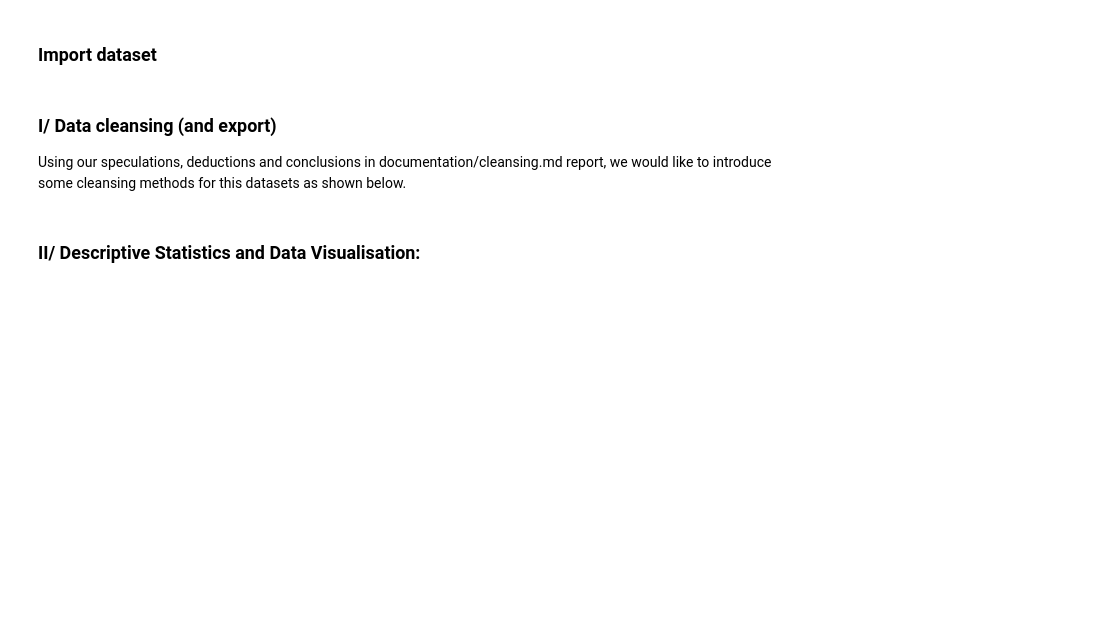
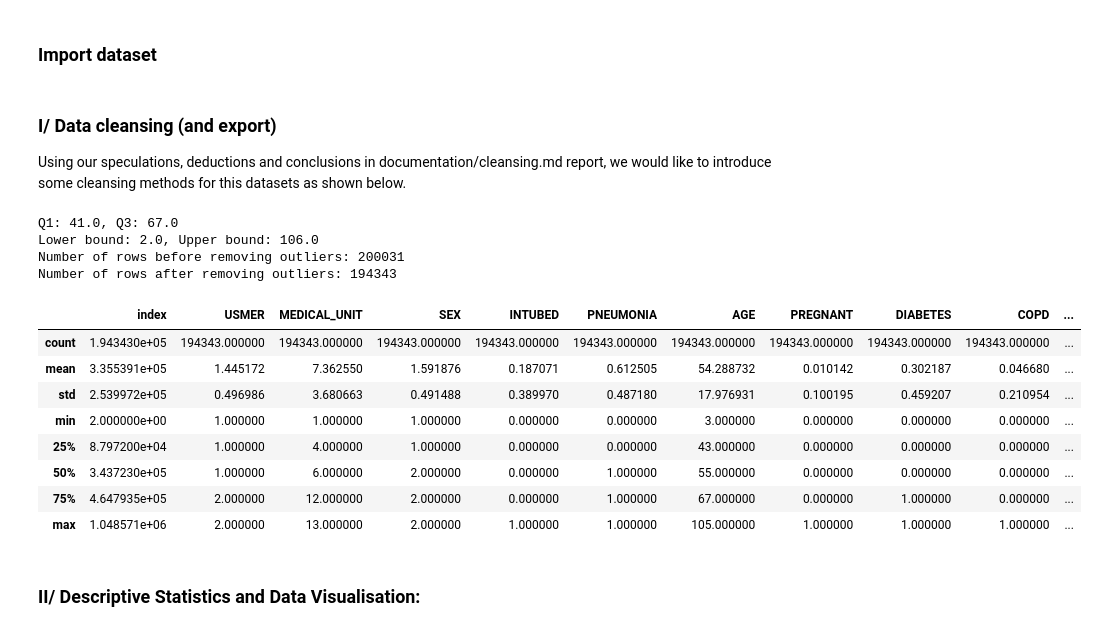
Before and after one commit to linhmai1609/CO7093_Big-Data_Coursework, a Jupyter notebook: alternative_model.ipynb, the cells around one changed output. Cells and saved outputs as stored; diff of their text form; code cells hidden in the pictures; blank space fills up the shorter version.

```diff
--- a/alternative_model.ipynb
+++ b/alternative_model.ipynb
@@ -9,24 +9,39 @@ import math
 # %% [markdown]
 ### Import dataset
 # %%
-# df = pd.read_csv('data/Dataset.csv')
+df = pd.read_csv('data/Dataset.csv')
 # %% [markdown]
 ### I/ Data cleansing (and export)
 
 Using our speculations, deductions and conclusions in documentation/cleansing.md report, we would like to introduce some cleansing methods for this datasets as shown below.
 # %%
-# import modules.cleansing as cl
+import modules.cleansing as cl
 
-# df = cl.remove_columns(df, ['PATIENT_TYPE'])
-# df = cl.remove_invalid_values(df)
-# df = cl.mapping_bool_values(df=df, excluded_columns=['index', 'USMER', 'MEDICAL_UNIT', 'DATE_DIED', 'AGE', 'CLASIFFICATION_FINAL'])
-# df_original = df.copy()
-# df = cl.remove_outliers(df, 'AGE')
-# df = cl.impute_missing_values(df=df, excluded_columns=['index', 'USMER', 'MEDICAL_UNIT', 'DATE_DIED', 'AGE'])
+df = cl.remove_columns(df, ['PATIENT_TYPE'])
+df = cl.remove_invalid_values(df)
+df = cl.mapping_bool_values(df=df, excluded_columns=['index', 'USMER', 'MEDICAL_UNIT', 'DATE_DIED', 'AGE', 'CLASIFFICATION_FINAL'])
+df_original = df.copy()
+df = cl.remove_outliers(df, 'AGE')
+df = cl.impute_missing_values(df=df, excluded_columns=['index', 'USMER', 'MEDICAL_UNIT', 'DATE_DIED', 'AGE'])
+# %% [output]
+Q1: 41.0, Q3: 67.0
+Lower bound: 2.0, Upper bound: 106.0
+Number of rows before removing outliers: 200031
+Number of rows after removing outliers: 194343
 # %%
-# df.to_csv('data/Dataset_revised_new.csv', index=False)
-# df_original.to_csv('data/Dataset_revised_org.csv', index=False)
-# df.describe()
+df.to_csv('data/Dataset_revised_new.csv', index=False)
+df_original.to_csv('data/Dataset_revised_org.csv', index=False)
+df.describe()
+# %% [output]
+|  | index | USMER | MEDICAL_UNIT | SEX | INTUBED | PNEUMONIA | AGE | PREGNANT | DIABETES | COPD | ... |
+| count | 1.943430e+05 | 194343.000000 | 194343.000000 | 194343.000000 | 194343.000000 | 194343.000000 | 194343.000000 | 194343.000000 | 194343.000000 | 194343.000000 | ... |
+| mean | 3.355391e+05 | 1.445172 | 7.362550 | 1.591876 | 0.187071 | 0.612505 | 54.288732 | 0.010142 | 0.302187 | 0.046680 | ... |
+| std | 2.539972e+05 | 0.496986 | 3.680663 | 0.491488 | 0.389970 | 0.487180 | 17.976931 | 0.100195 | 0.459207 | 0.210954 | ... |
+| min | 2.000000e+00 | 1.000000 | 1.000000 | 1.000000 | 0.000000 | 0.000000 | 3.000000 | 0.000000 | 0.000000 | 0.000000 | ... |
+| 25% | 8.797200e+04 | 1.000000 | 4.000000 | 1.000000 | 0.000000 | 0.000000 | 43.000000 | 0.000000 | 0.000000 | 0.000000 | ... |
+| 50% | 3.437230e+05 | 1.000000 | 6.000000 | 2.000000 | 0.000000 | 1.000000 | 55.000000 | 0.000000 | 0.000000 | 0.000000 | ... |
+| 75% | 4.647935e+05 | 2.000000 | 12.000000 | 2.000000 | 0.000000 | 1.000000 | 67.000000 | 0.000000 | 1.000000 | 0.000000 | ... |
+| max | 1.048571e+06 | 2.000000 | 13.000000 | 2.000000 | 1.000000 | 1.000000 | 105.000000 | 1.000000 | 1.000000 | 1.000000 | ... |
 # %% [markdown]
 ### II/ Descriptive Statistics and Data Visualisation:
 # %%
```
Also changed, not shown: parts of 12 cells of this notebook.
